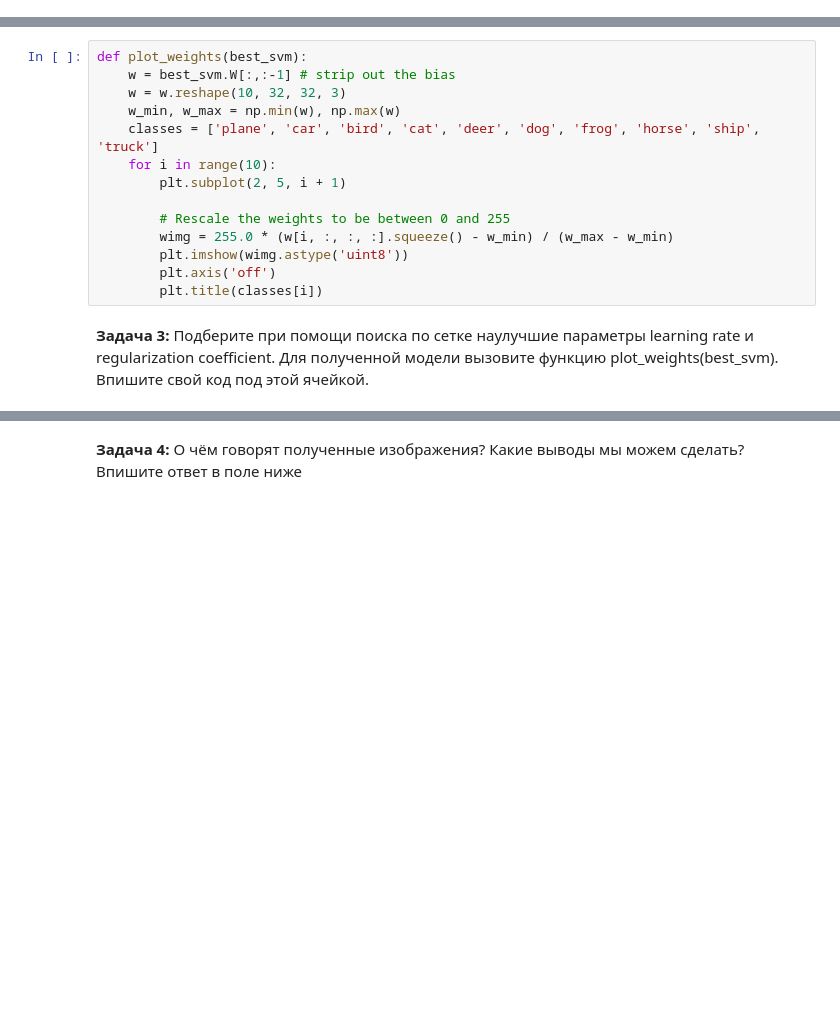
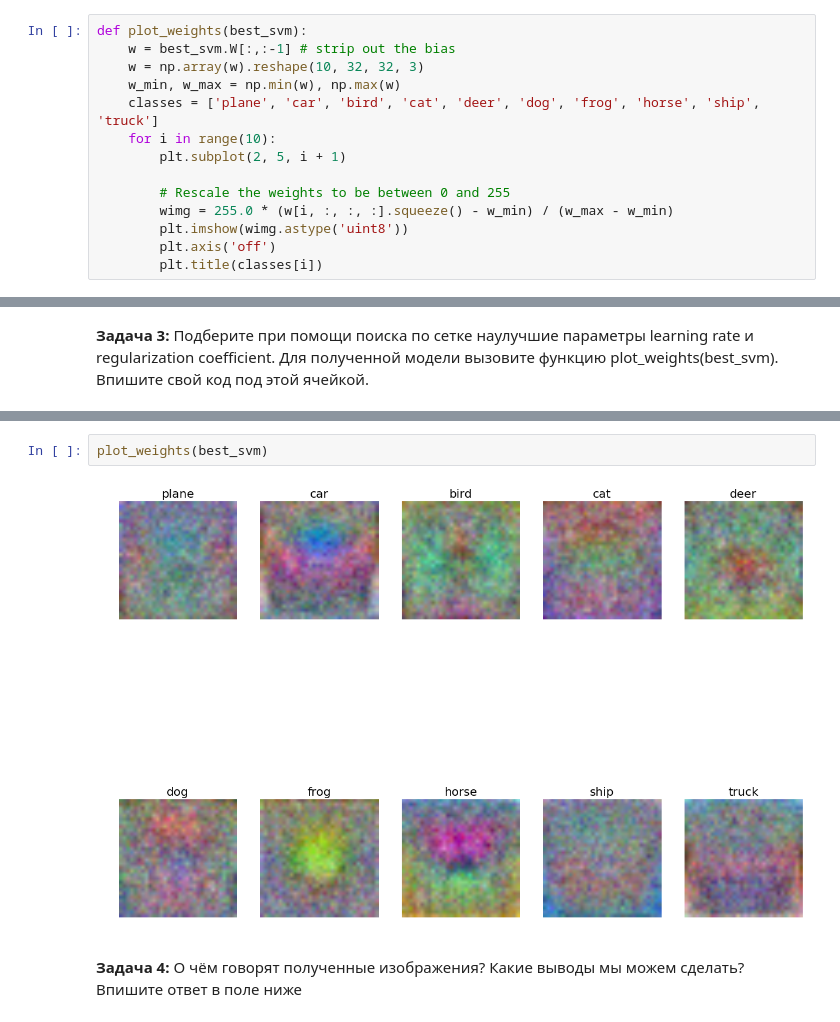
Before and after one commit to AndrewSukhobok95/DeepLearningHSE, a Jupyter notebook: hw/HW1.ipynb, the cells around one changed output, grey strips where cells are left out. Saved outputs shown, nothing was run; the diff lists cells and outputs as text; blank space fills up the shorter version.

```diff
--- a/hw/HW1.ipynb
+++ b/hw/HW1.ipynb
@@ -340,3 +341,17 @@ validation accuracy: 0.381800
+# %%
+def plot_weights(best_svm):
+    w = best_svm.W[:,:-1] # strip out the bias
+    w = np.array(w).reshape(10, 32, 32, 3)
+    w_min, w_max = np.min(w), np.max(w)
+    classes = ['plane', 'car', 'bird', 'cat', 'deer', 'dog', 'frog', 'horse', 'ship', 'truck']
+    for i in range(10):
+        plt.subplot(2, 5, i + 1)
+
+        # Rescale the weights to be between 0 and 255
+        wimg = 255.0 * (w[i, :, :, :].squeeze() - w_min) / (w_max - w_min)
+        plt.imshow(wimg.astype('uint8'))
+        plt.axis('off')
+        plt.title(classes[i])
 # %%
 plot_weights(svm)
 # %% [output]
@@ -344,16 +359,2 @@ NameError: name 'plot_weights' is not defined
-# %%
-def plot_weights(best_svm):
-    w = best_svm.W[:,:-1] # strip out the bias
-    w = w.reshape(10, 32, 32, 3)
-    w_min, w_max = np.min(w), np.max(w)
-    classes = ['plane', 'car', 'bird', 'cat', 'deer', 'dog', 'frog', 'horse', 'ship', 'truck']
-    for i in range(10):
-        plt.subplot(2, 5, i + 1)
-
-        # Rescale the weights to be between 0 and 255
-        wimg = 255.0 * (w[i, :, :, :].squeeze() - w_min) / (w_max - w_min)
-        plt.imshow(wimg.astype('uint8'))
-        plt.axis('off')
-        plt.title(classes[i])
 # %% [markdown]
 **Задача 3:** Подберите при помощи поиска по сетке наулучшие параметры learning rate и regularization coefficient. Для полученной модели вызовите функцию plot_weights(best_svm). Впишите свой код под этой ячейкой.
@@ -360,2 +488,6 @@ def plot_weights(best_svm):
+# %%
+plot_weights(best_svm)
+# %% [output]
+[figure, added]
 # %% [markdown]
 **Задача 4:** О чём говорят полученные изображения? Какие выводы мы можем сделать? Впишите ответ в поле ниже
```
Also changed, not shown: parts of 20 cells of this notebook, 3 other files.
